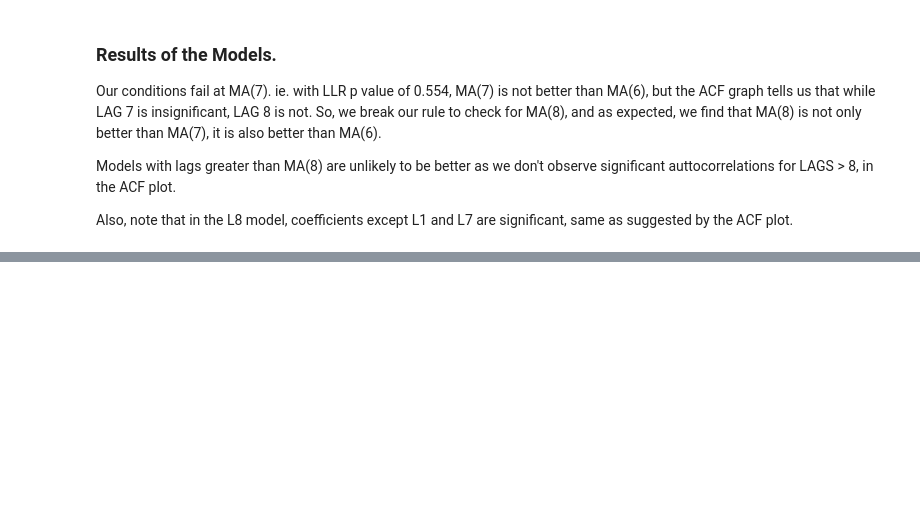
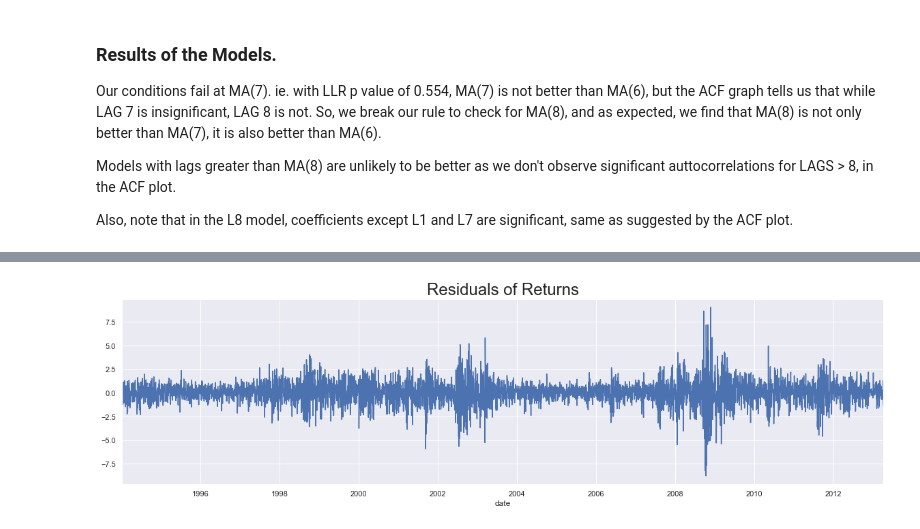
Before and after one commit to satyajitghosh/TimeSeriesAnalysis, a Jupyter notebook: DataRangerCourse/TS_lecture4.ipynb, the cells around one changed output, grey strips where cells are left out. Saved outputs shown, nothing was run; the diff lists cells and outputs as text; code cells hidden in the pictures; blank space fills up the shorter version.

```diff
--- a/DataRangerCourse/TS_lecture4.ipynb
+++ b/DataRangerCourse/TS_lecture4.ipynb
@@ -261,0 +264,3 @@ Also, note that in the L8 model, coefficients except L1 and L7 are significant,
+# %%
+df['res_ret_ma_8'] = results_ret_ma_8.resid[1:]
+print("Mean of Residuals = " + str(round(df.res_ret_ma_8.mean(),3)) + "\nStandard Deviation of Residuals = " + str(round(df.res_ret_ma_8.std(),3)))
@@ -261,0 +275,6 @@ Also, note that in the L8 model, coefficients except L1 and L7 are significant,
+# %%
+df.res_ret_ma_8[1:].plot(figsize=(20,5))
+plt.title('Residuals of Returns', size = 24)
+plt.show()
+# %% [output]
+[figure, added]
```
Also changed, not shown: parts of 15 cells of this notebook.
